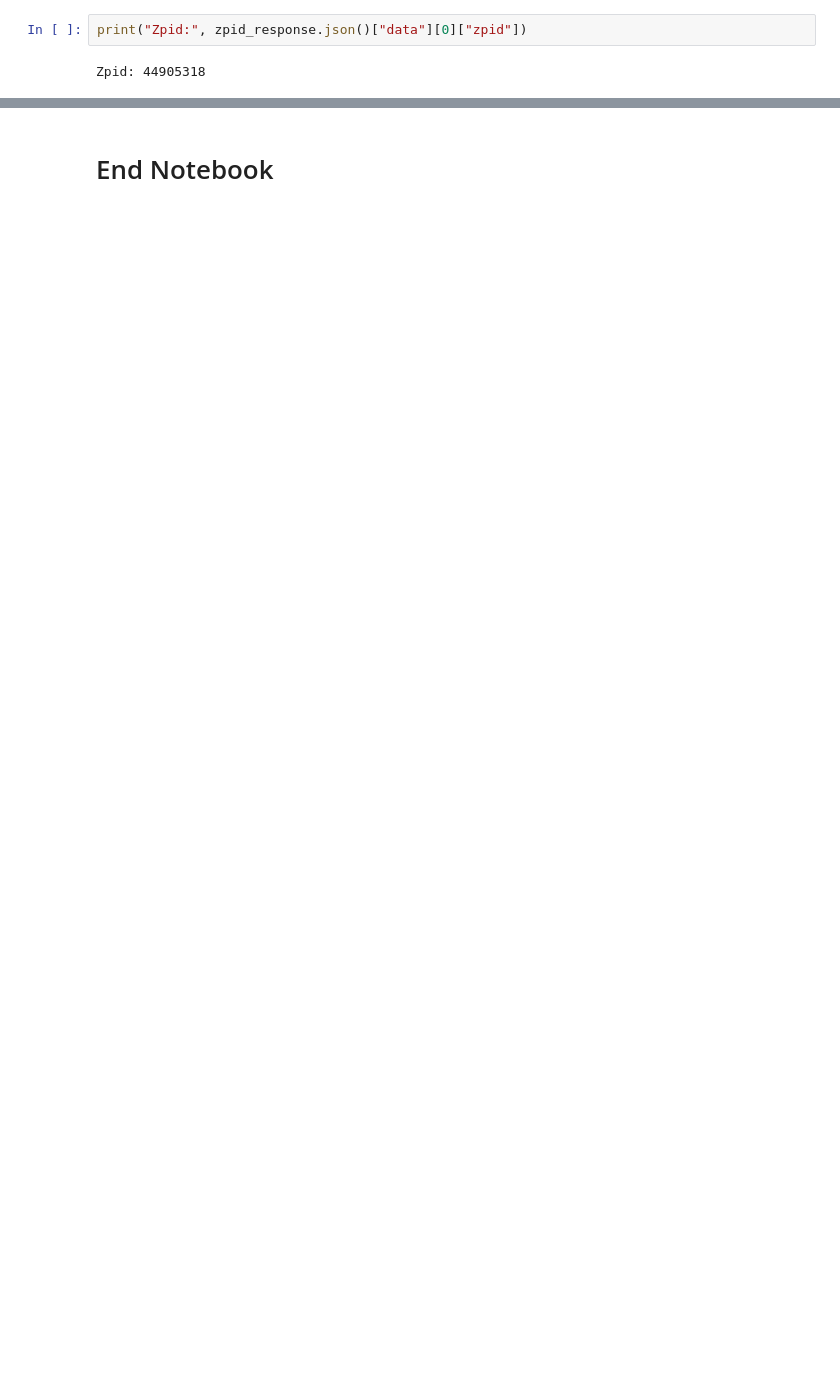
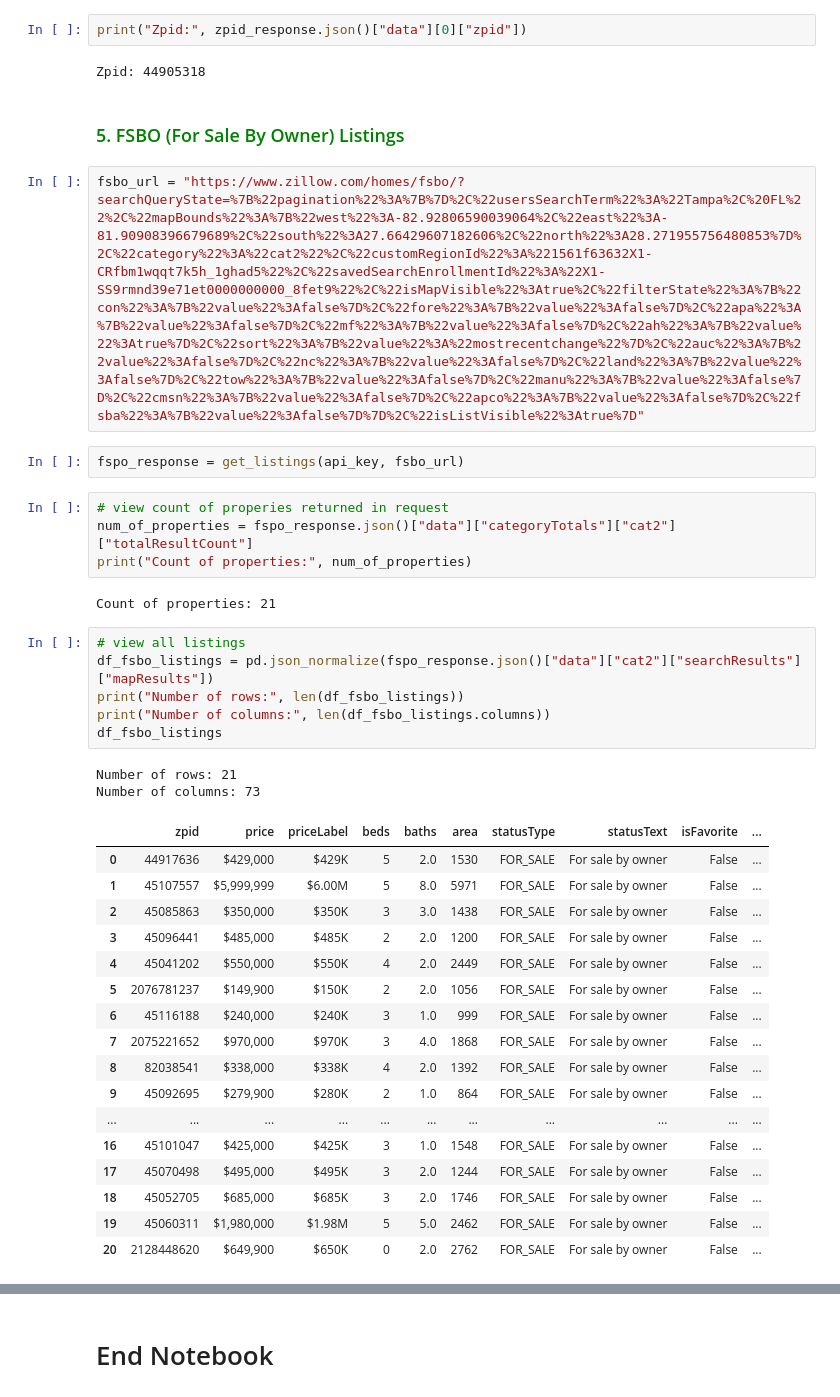
Before and after one commit to analyticsariel/projects, a Jupyter notebook: property_data/zillow_property_search_detail_scrapeak.ipynb, the cells around one changed output, grey strips where cells are left out. Drawn from its saved outputs; the diff is of its cells as text; blank space fills up the shorter version.

```diff
--- a/property_data/zillow_property_search_detail_scrapeak.ipynb
+++ b/property_data/zillow_property_search_detail_scrapeak.ipynb
@@ -342,3 +351,41 @@ pd.DataFrame(zpid_response.json()["data"])
 print("Zpid:", zpid_response.json()["data"][0]["zpid"])
 # %% [output]
 Zpid: 44905318
+# %% [markdown]
+### <font color="green">5. FSBO (For Sale By Owner) Listings</font>
+# %%
+fsbo_url = "https://www.zillow.com/homes/fsbo/?searchQueryState=%7B%22pagination%22%3A%7B%7D%2C%22usersSearchTerm%22%3A%22Tampa%2C%20FL%22%2C%22mapBounds%22%3A%7B%22west%22%3A-82.92806590039064%2C%22east%22%3A-81.90908396679689%2C%22south%22%3A27.66429607182606%2C%22north%22%3A28.271955756480853%7D%2C%22category%22%3A%22cat2%22%2C%22customRegionId%22%3A%221561f63632X1-CRfbm1wqqt7k5h_1ghad5%22%2C%22savedSearchEnrollmentId%22%3A%22X1-SS9rmnd39e71et0000000000_8fet9%22%2C%22isMapVisible%22%3Atrue%2C%22filterState%22%3A%7B%22con%22%3A%7B%22value%22%3Afalse%7D%2C%22fore%22%3A%7B%22value%22%3Afalse%7D%2C%22apa%22%3A%7B%22value%22%3Afalse%7D%2C%22mf%22%3A%7B%22value%22%3Afalse%7D%2C%22ah%22%3A%7B%22value%22%3Atrue%7D%2C%22sort%22%3A%7B%22value%22%3A%22mostrecentchange%22%7D%2C%22auc%22%3A%7B%22value%22%3Afalse%7D%2C%22nc%22%3A%7B%22value%22%3Afalse%7D%2C%22land%22%3A%7B%22value%22%3Afalse%7D%2C%22tow%22%3A%7B%22value%22%3Afalse%7D%2C%22manu%22%3A%7B%22value%22%3Afalse%7D%2C%22cmsn%22%3A%7B%22value%22%3Afalse%7D%2C%22apco%22%3A%7B%22value%22%3Afalse%7D%2C%22fsba%22%3A%7B%22value%22%3Afalse%7D%7D%2C%22isListVisible%22%3Atrue%7D"
+# %%
+fspo_response = get_listings(api_key, fsbo_url)
+# %%
+# view count of properies returned in request
+num_of_properties = fspo_response.json()["data"]["categoryTotals"]["cat2"]["totalResultCount"]
+print("Count of properties:", num_of_properties)
+# %% [output]
+Count of properties: 21
+# %%
+# view all listings
+df_fsbo_listings = pd.json_normalize(fspo_response.json()["data"]["cat2"]["searchResults"]["mapResults"])
+print("Number of rows:", len(df_fsbo_listings))
+print("Number of columns:", len(df_fsbo_listings.columns))
+df_fsbo_listings
+# %% [output]
+Number of rows: 21
+Number of columns: 73
+|  | zpid | price | priceLabel | beds | baths | area | statusType | statusText | isFavorite | ... |
+| 0 | 44917636 | $429,000 | $429K | 5 | 2.0 | 1530 | FOR_SALE | For sale by owner | False | ... |
+| 1 | 45107557 | $5,999,999 | $6.00M | 5 | 8.0 | 5971 | FOR_SALE | For sale by owner | False | ... |
+| 2 | 45085863 | $350,000 | $350K | 3 | 3.0 | 1438 | FOR_SALE | For sale by owner | False | ... |
+| 3 | 45096441 | $485,000 | $485K | 2 | 2.0 | 1200 | FOR_SALE | For sale by owner | False | ... |
+| 4 | 45041202 | $550,000 | $550K | 4 | 2.0 | 2449 | FOR_SALE | For sale by owner | False | ... |
+| 5 | 2076781237 | $149,900 | $150K | 2 | 2.0 | 1056 | FOR_SALE | For sale by owner | False | ... |
+| 6 | 45116188 | $240,000 | $240K | 3 | 1.0 | 999 | FOR_SALE | For sale by owner | False | ... |
+| 7 | 2075221652 | $970,000 | $970K | 3 | 4.0 | 1868 | FOR_SALE | For sale by owner | False | ... |
+| 8 | 82038541 | $338,000 | $338K | 4 | 2.0 | 1392 | FOR_SALE | For sale by owner | False | ... |
+| 9 | 45092695 | $279,900 | $280K | 2 | 1.0 | 864 | FOR_SALE | For sale by owner | False | ... |
+| ... | ... | ... | ... | ... | ... | ... | ... | ... | ... | ... |
+| 16 | 45101047 | $425,000 | $425K | 3 | 1.0 | 1548 | FOR_SALE | For sale by owner | False | ... |
+| 17 | 45070498 | $495,000 | $495K | 3 | 2.0 | 1244 | FOR_SALE | For sale by owner | False | ... |
+| 18 | 45052705 | $685,000 | $685K | 3 | 2.0 | 1746 | FOR_SALE | For sale by owner | False | ... |
+| 19 | 45060311 | $1,980,000 | $1.98M | 5 | 5.0 | 2462 | FOR_SALE | For sale by owner | False | ... |
+| 20 | 2128448620 | $649,900 | $650K | 0 | 2.0 | 2762 | FOR_SALE | For sale by owner | False | ... |
```
Also changed, not shown: parts of 18 cells of this notebook.
